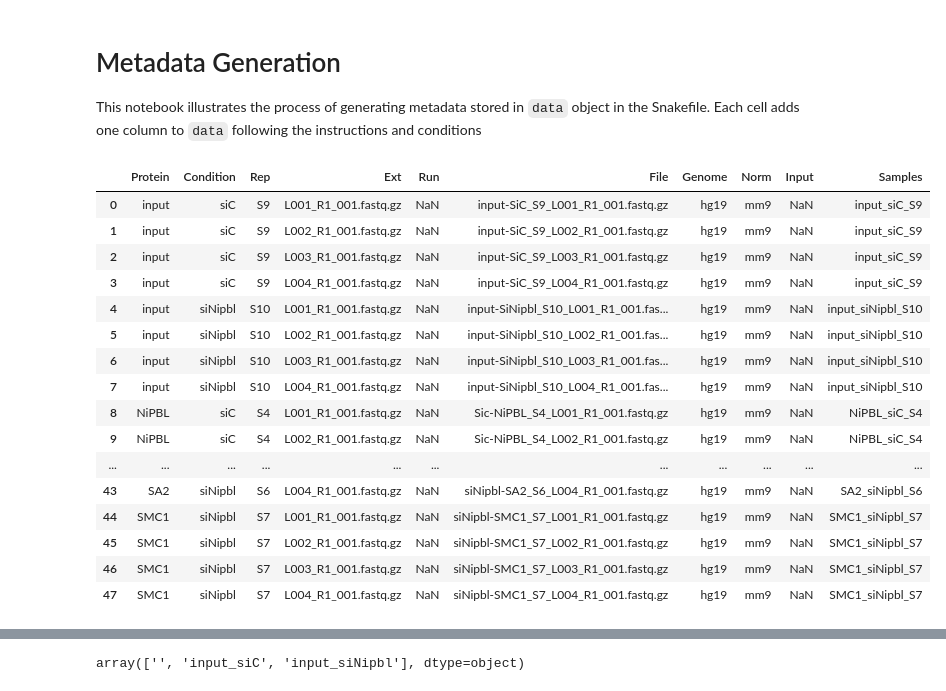
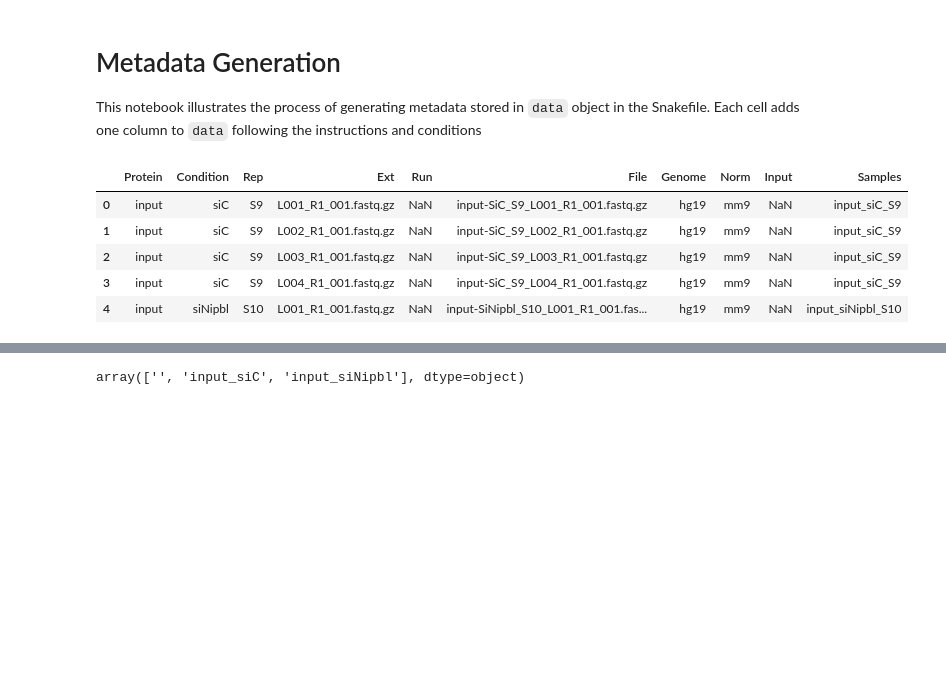
Before and after one commit to aqvd/snakemake_workflows, a Jupyter notebook: Chip-Seq/notebooks/metadata_creation.ipynb, the cells around one changed output, grey strips where cells are left out. Drawn from its saved outputs; the diff is of its cells as text; code cells hidden in the pictures; blank space fills up the shorter version.

```diff
--- a/Chip-Seq/notebooks/metadata_creation.ipynb
+++ b/Chip-Seq/notebooks/metadata_creation.ipynb
@@ -33,25 +34,14 @@ genome_size={"mm9":2620345972,
 # %%
 ## Add extra cols for salecting the appropriate wildcards path to files
 data["Samples"] = data.Protein +"_"+data.Condition+"_"+ data.Rep
-data
+data.head()
 # %% [output]
 |  | Protein | Condition | Rep | Ext | Run | File | Genome | Norm | Input | Samples |
 | 0 | input | siC | S9 | L001_R1_001.fastq.gz | NaN | input-SiC_S9_L001_R1_001.fastq.gz | hg19 | mm9 | NaN | input_siC_S9 |
 | 1 | input | siC | S9 | L002_R1_001.fastq.gz | NaN | input-SiC_S9_L002_R1_001.fastq.gz | hg19 | mm9 | NaN | input_siC_S9 |
 | 2 | input | siC | S9 | L003_R1_001.fastq.gz | NaN | input-SiC_S9_L003_R1_001.fastq.gz | hg19 | mm9 | NaN | input_siC_S9 |
 | 3 | input | siC | S9 | L004_R1_001.fastq.gz | NaN | input-SiC_S9_L004_R1_001.fastq.gz | hg19 | mm9 | NaN | input_siC_S9 |
 | 4 | input | siNipbl | S10 | L001_R1_001.fastq.gz | NaN | input-SiNipbl_S10_L001_R1_001.fas... | hg19 | mm9 | NaN | input_siNipbl_S10 |
-| 5 | input | siNipbl | S10 | L002_R1_001.fastq.gz | NaN | input-SiNipbl_S10_L002_R1_001.fas... | hg19 | mm9 | NaN | input_siNipbl_S10 |
-| 6 | input | siNipbl | S10 | L003_R1_001.fastq.gz | NaN | input-SiNipbl_S10_L003_R1_001.fas... | hg19 | mm9 | NaN | input_siNipbl_S10 |
-| 7 | input | siNipbl | S10 | L004_R1_001.fastq.gz | NaN | input-SiNipbl_S10_L004_R1_001.fas... | hg19 | mm9 | NaN | input_siNipbl_S10 |
-| 8 | NiPBL | siC | S4 | L001_R1_001.fastq.gz | NaN | Sic-NiPBL_S4_L001_R1_001.fastq.gz | hg19 | mm9 | NaN | NiPBL_siC_S4 |
-| 9 | NiPBL | siC | S4 | L002_R1_001.fastq.gz | NaN | Sic-NiPBL_S4_L002_R1_001.fastq.gz | hg19 | mm9 | NaN | NiPBL_siC_S4 |
-| ... | ... | ... | ... | ... | ... | ... | ... | ... | ... | ... |
-| 43 | SA2 | siNipbl | S6 | L004_R1_001.fastq.gz | NaN | siNipbl-SA2_S6_L004_R1_001.fastq.gz | hg19 | mm9 | NaN | SA2_siNipbl_S6 |
-| 44 | SMC1 | siNipbl | S7 | L001_R1_001.fastq.gz | NaN | siNipbl-SMC1_S7_L001_R1_001.fastq.gz | hg19 | mm9 | NaN | SMC1_siNipbl_S7 |
-| 45 | SMC1 | siNipbl | S7 | L002_R1_001.fastq.gz | NaN | siNipbl-SMC1_S7_L002_R1_001.fastq.gz | hg19 | mm9 | NaN | SMC1_siNipbl_S7 |
-| 46 | SMC1 | siNipbl | S7 | L003_R1_001.fastq.gz | NaN | siNipbl-SMC1_S7_L003_R1_001.fastq.gz | hg19 | mm9 | NaN | SMC1_siNipbl_S7 |
-| 47 | SMC1 | siNipbl | S7 | L004_R1_001.fastq.gz | NaN | siNipbl-SMC1_S7_L004_R1_001.fastq.gz | hg19 | mm9 | NaN | SMC1_siNipbl_S7 |
 # %%
 data["Input"] = [ data.Samples[(data.Protein=="input") & (data.Condition==Cond)].values[0] \
                  if Prot != "input" \
```
Also changed, not shown: parts of 5 cells of this notebook, 4 other files.
